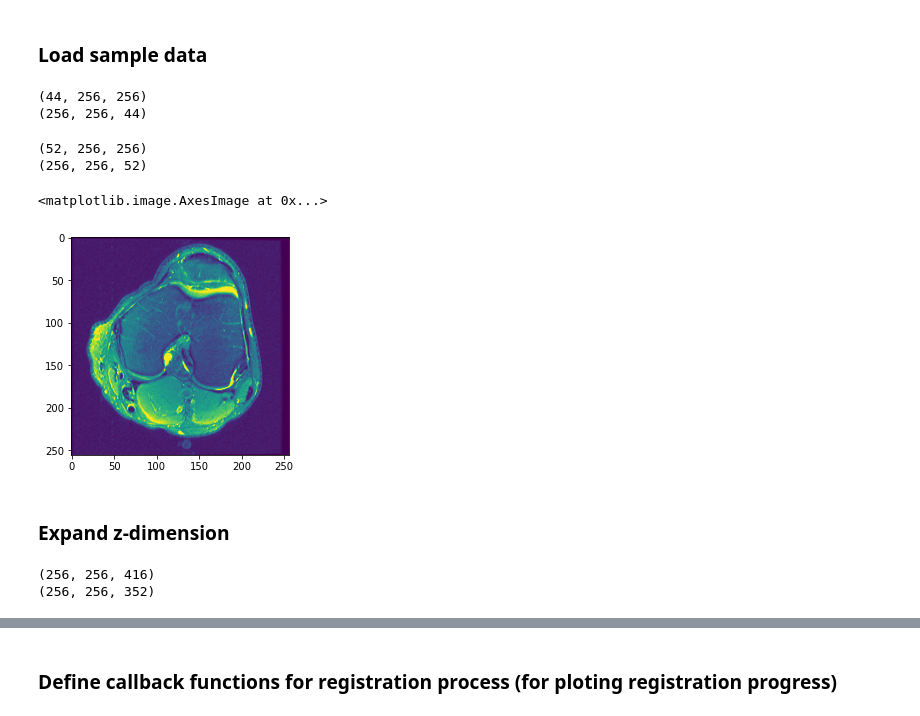
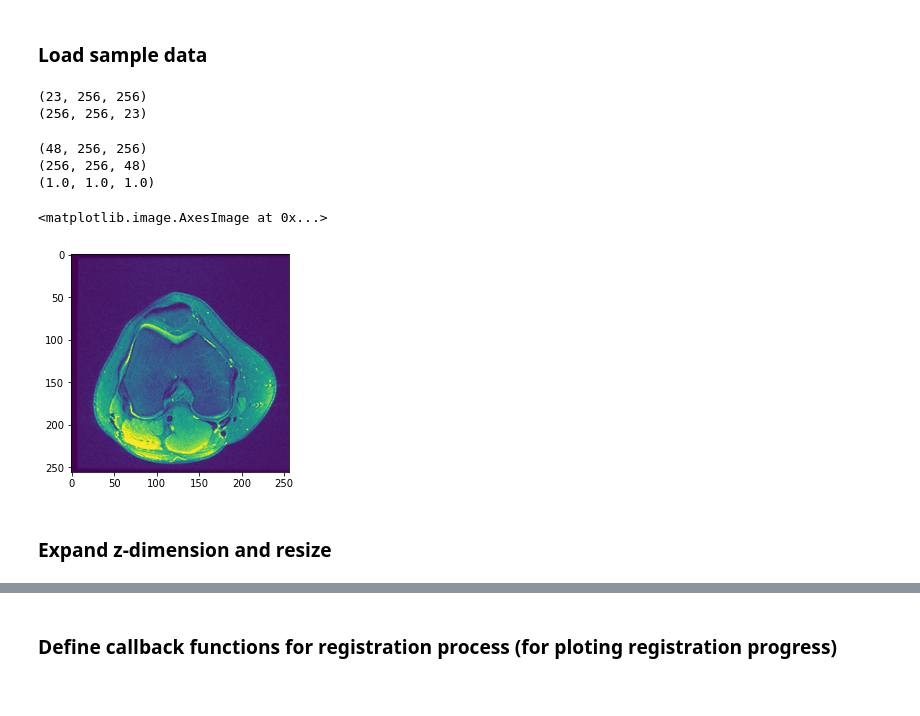
Before and after one commit to onestarYX/MSK-Image-Registration, a Jupyter notebook: MRNet/dataPreprocessor.ipynb, the cells around one changed output, grey strips where cells are left out. Drawn from its saved outputs; the diff is of its cells as text; code cells hidden in the pictures.

```diff
--- a/MRNet/dataPreprocessor.ipynb
+++ b/MRNet/dataPreprocessor.ipynb
@@ -11,11 +11,9 @@ import math
 # %%
 # Load csv file
 normalImageIndices = []
-allImageIndices = []
 with open('./MRNet-v1.0/train-abnormal.csv') as file:
     fileReader = csv.reader(file)
     # Find all the rows with abnormal as 0 and store their indices
     for row in fileReader:
-        allImageIndices.append(row[0])
         if (row[1] == '0'):
             normalImageIndices.append(row[0])
@@ -42,8 +20,20 @@ print(allImageIndices)
+# %%
+allImageIndices = []
+with open('./MRNet-v1.0/similar.csv') as file:
+    fileReader = csv.reader(file)
+    # Find all the rows with abnormal as 0 and store their indices
+    for row in fileReader:
+        index = str(row[0])
+        while(len(index) < 4):
+            index = '0' + index
+        allImageIndices.append(index)
 # %%
 # Check which image has most slices
 maxSlice = 0
 resultIndex = None
 for index in normalImageIndices:
+    if index not in allImageIndices:
+        continue
     temp = np.load('./MRNet-v1.0/train/axial/{fname}.npy'.format(fname = index))
     if (temp.shape[0] > maxSlice):
         resultIndex = index
@@ -65,32 +55,27 @@ from IPython.display import clear_output
 # %% [markdown]
 ### Load sample data
 # %%
-example_np = np.load('./MRNet-v1.0/train/axial/0000.npy')
+example_index = random.choice(allImageIndices)
+example_np = np.load('./MRNet-v1.0/train/axial/{}.npy'.format(example_index))
 example_itk = sitk.GetImageFromArray(example_np)
 print(example_np.shape)
 print(example_itk.GetSize())
 # %% [output]
-(44, 256, 256)
-(256, 256, 44)
+(23, 256, 256)
+(256, 256, 23)
 # %%
-atlas_np = np.load('./MRNet-v1.0/train/axial/0934.npy')
+atlas_np = np.load('./MRNet-v1.0/train/axial/{}.npy'.format(resultIndex))
+atlas_np = np.pad(atlas_np, ((0, 7), (0, 0), (0, 0)))
 atlas_itk = sitk.GetImageFromArray(atlas_np)
 print(atlas_np.shape)
 print(atlas_itk.GetSize())
-
+print(atlas_itk.GetSpacing())
 plt.imshow(atlas_np[20,:,:])
 # %% [output]
-(52, 256, 256)
-(256, 256, 52)
+(48, 256, 256)
+(256, 256, 48)
+(1.0, 1.0, 1.0)
 <matplotlib.image.AxesImage at 0x...>
-[figure, old version]
+[figure, new version]
 # %% [markdown]
-### Expand z-dimension
+### Expand z-dimension and resize
-# %%
-atlas_itk_expanded = sitk.Expand(atlas_itk, [1, 1 ,8], sitk.sitkLinear)
-example_itk_expanded = sitk.Expand(example_itk, [1, 1 ,8], sitk.sitkLinear)
-print(atlas_itk_expanded.GetSize())
-print(example_itk_expanded.GetSize())
-# %% [output]
-(256, 256, 416)
-(256, 256, 352)
```
Also changed, not shown: parts of 25 cells of this notebook, 10 other files.
